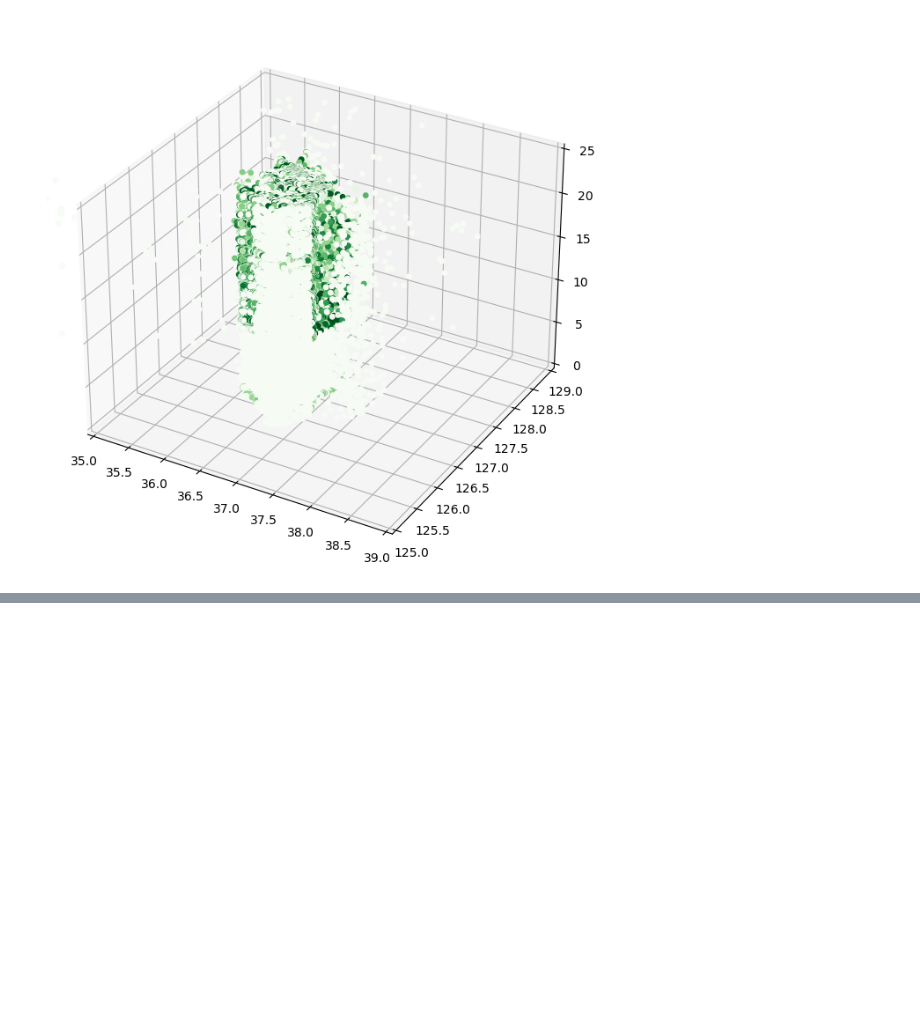
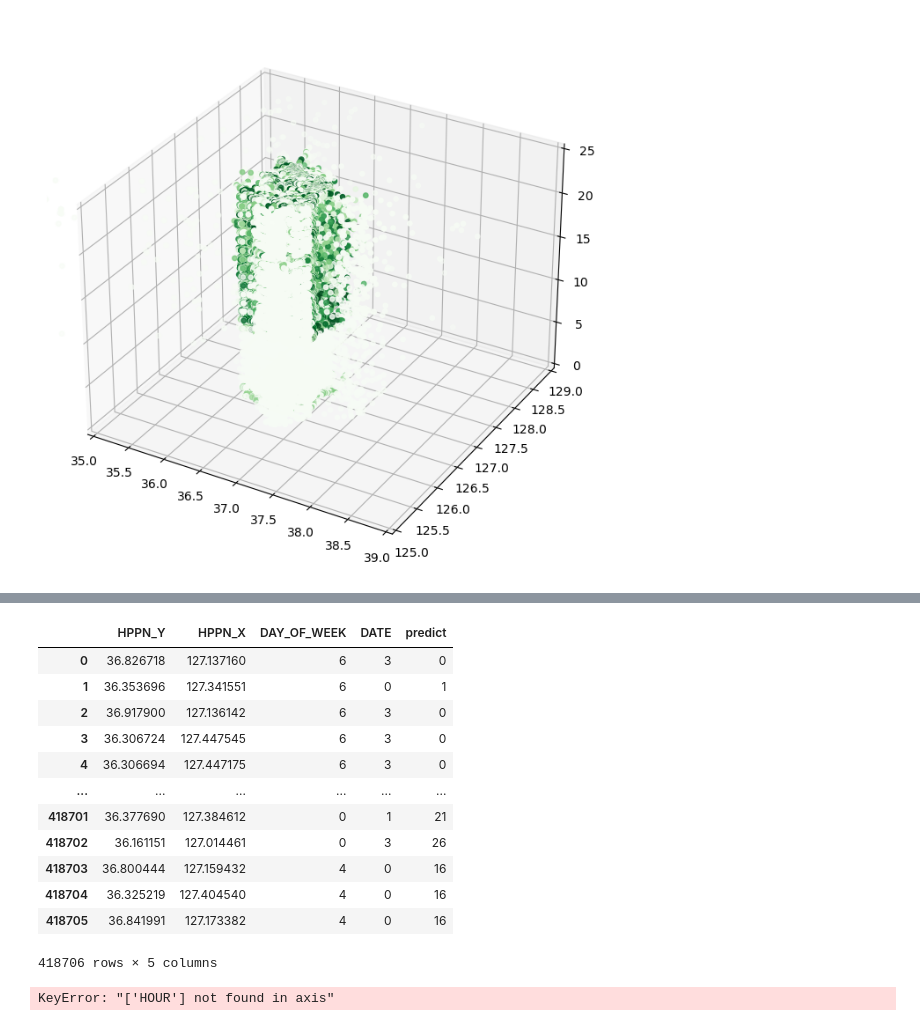
Before and after one commit to Muj2n/Trafic_Data_Analysis_Contest, a Jupyter notebook: KwonHwi/지역 치안 안전 데이터 분석 경진대회.ipynb, the cells around one changed output, grey strips where cells are left out. Cells and saved outputs as stored; diff of their text form; code cells hidden in the pictures; blank space fills up the shorter version.

```diff
--- a/KwonHwi/지역 치안 안전 데이터 분석 경진대회.ipynb
+++ b/KwonHwi/지역 치안 안전 데이터 분석 경진대회.ipynb
@@ -903,3 +893,5 @@ plt.show()
 [figure]
 # %%
 # predict 시간별로 나눠서 다시 clustering 후 value count 한 뒤 신무진 지도찍으라 시키기
+# %%
+feature = data[['HPPN_Y', 'HPPN_X', 'HOUR', 'DAY_OF_WEEK']]
@@ -905,0 +918,8 @@ plt.show()
+# %%
+feature.drop(['HOUR'], axis = 1, inplace = True)
+# %%
+le = LabelEncoder()
+
+le.fit(feature['DATE'])
+feature['DATE'] = le.transform(feature['DATE'])
+feature
@@ -905,0 +940,6 @@ plt.show()
+# %%
+dbscan_model = DBSCAN(min_samples = 2000, eps=0.3)
+predict = pd.DataFrame(dbscan_model.fit_predict(feature))
+predict.columns = ['predict']
+
+predict
@@ -905,0 +972,24 @@ plt.show()
+# %%
+x = pd.concat([feature.reset_index(), predict.reset_index()], axis = 1)
+x.drop(['index'], axis = 1, inplace = True)
+x
+# %% [output]
+|  | HPPN_Y | HPPN_X | DAY_OF_WEEK | DATE | predict |
+| 0 | 36.826718 | 127.137160 | 6 | 3 | 0 |
+| 1 | 36.353696 | 127.341551 | 6 | 0 | 1 |
+| 2 | 36.917900 | 127.136142 | 6 | 3 | 0 |
+| 3 | 36.306724 | 127.447545 | 6 | 3 | 0 |
+| 4 | 36.306694 | 127.447175 | 6 | 3 | 0 |
+| ... | ... | ... | ... | ... | ... |
+| 418701 | 36.377690 | 127.384612 | 0 | 1 | 21 |
+| 418702 | 36.161151 | 127.014461 | 0 | 3 | 26 |
+| 418703 | 36.800444 | 127.159432 | 4 | 0 | 16 |
+| 418704 | 36.325219 | 127.404540 | 4 | 0 | 16 |
+| 418705 | 36.841991 | 127.173382 | 4 | 0 | 16 |
+418706 rows × 5 columns
+# %%
+x = pd.concat([feature.reset_index(), predict.reset_index()], axis = 1)
+x.drop(['index'], axis = 1, inplace = True)
+x.drop(['HOUR'], axis = 1, inplace = True)
+# %% [output]
+KeyError: "['HOUR'] not found in axis"
```
Also changed, not shown: parts of 23 cells of this notebook.
